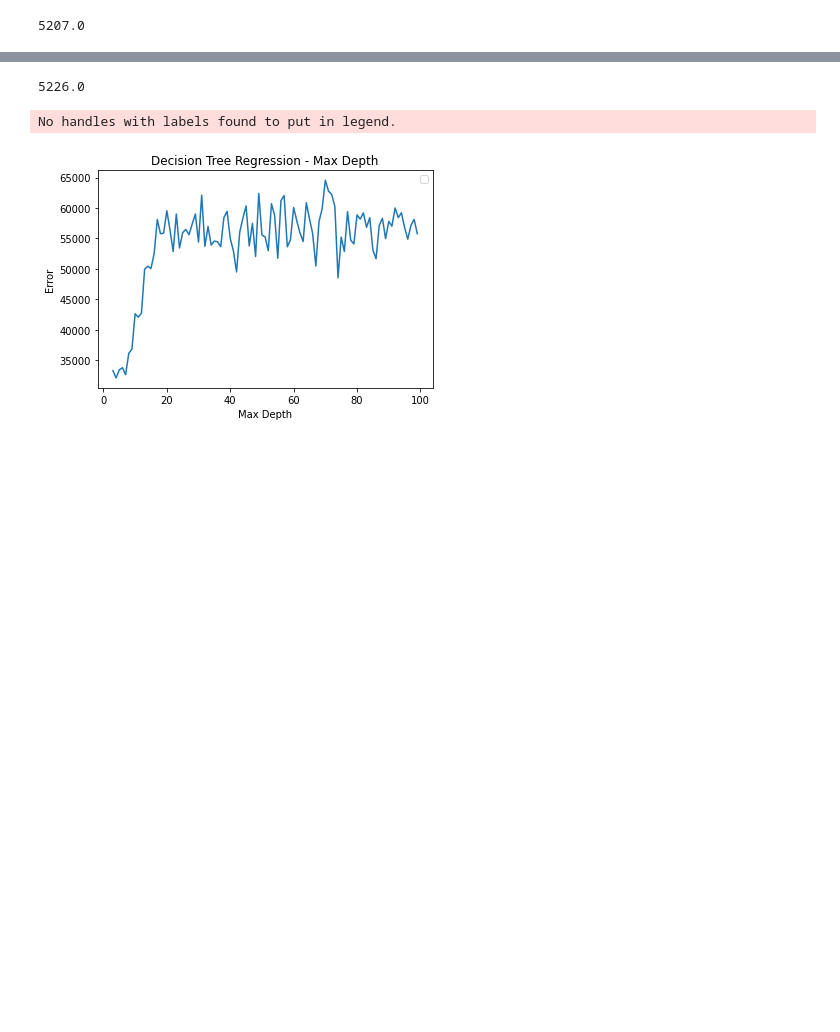
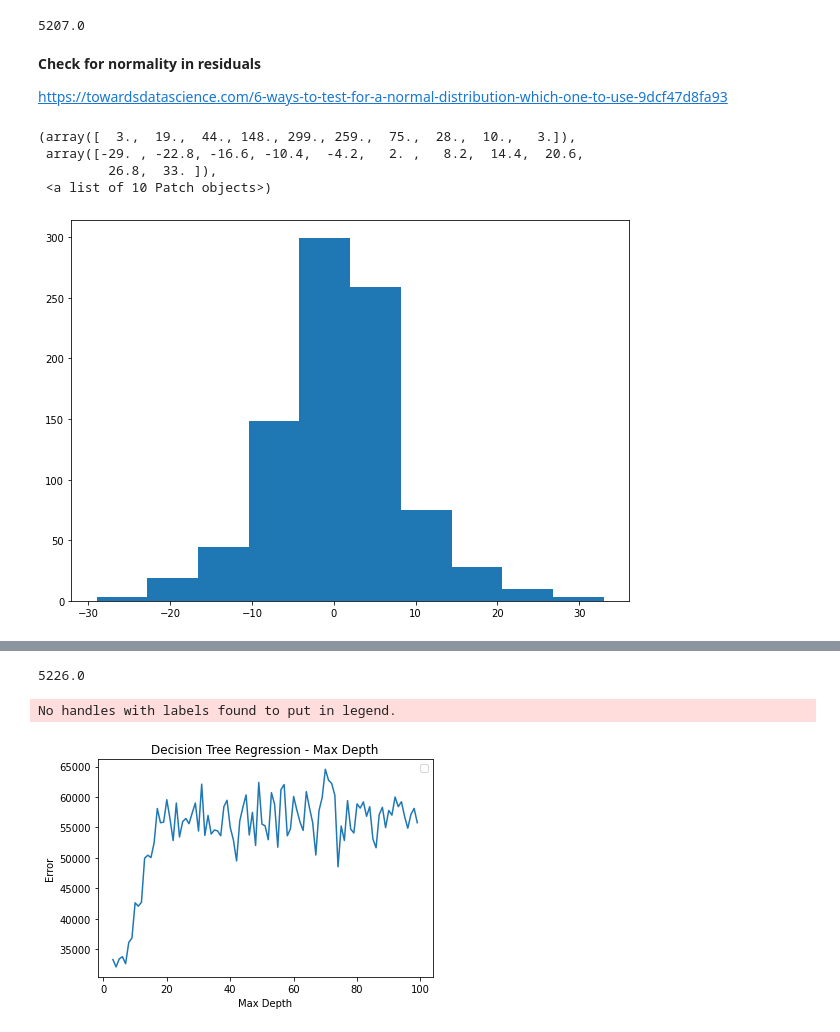
Before and after one commit to harshith7823/CS760-Project, a Jupyter notebook: DecisionTreeRegressor.ipynb, the cells around one changed output, grey strips where cells are left out. Saved outputs shown, nothing was run; the diff lists cells and outputs as text; code cells hidden in the pictures; blank space fills up the shorter version.

Commit message:
Normality tests for residuals

```diff
--- a/DecisionTreeRegressor.ipynb
+++ b/DecisionTreeRegressor.ipynb
@@ -64,3 +66,17 @@ predicted_y = friedman_mse_clf.predict(X_test)
 sum(abs(y_test - predicted_y))
 # %% [output]
 5207.0
+# %% [markdown]
+**Check for normality in residuals**
+
+https://towardsdatascience.com/6-ways-to-test-for-a-normal-distribution-which-one-to-use-9dcf47d8fa93
+# %%
+len(predicted_y)
+fig = plt.figure(figsize =(10, 7))
+plt.hist(y_test - predicted_y)
+# %% [output]
+(array([  3.,  19.,  44., 148., 299., 259.,  75.,  28.,  10.,   3.]),
+ array([-29. , -22.8, -16.6, -10.4,  -4.2,   2. ,   8.2,  14.4,  20.6,
+         26.8,  33. ]),
+ <a list of 10 Patch objects>)
+[figure, added]
```
Also changed, not shown: parts of 6 cells of this notebook.
